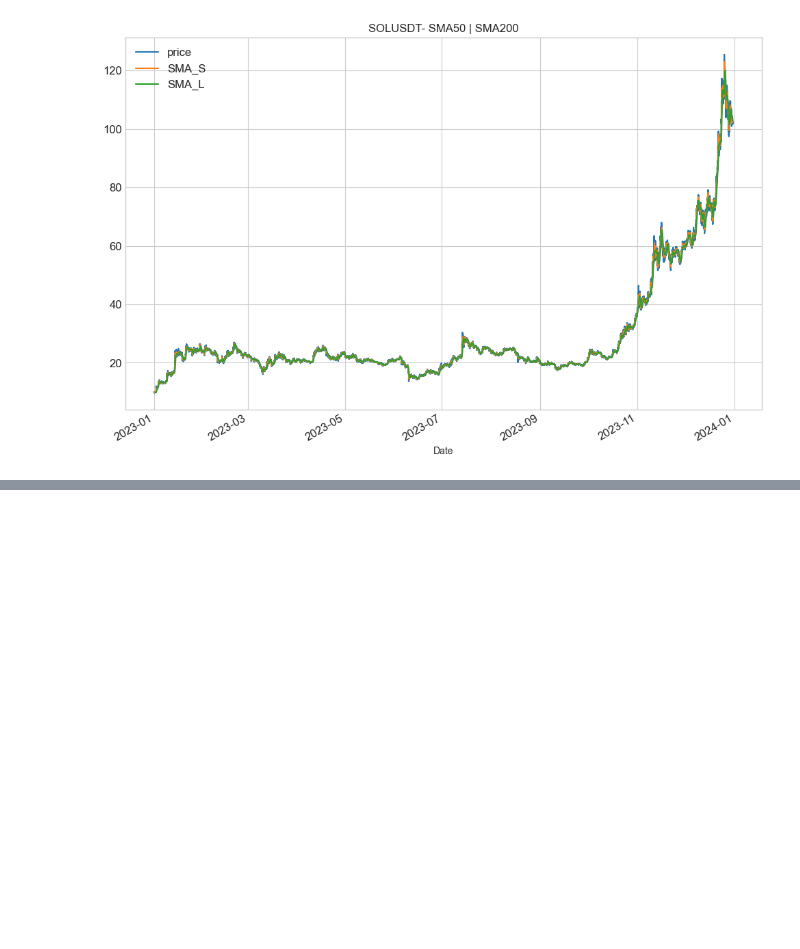
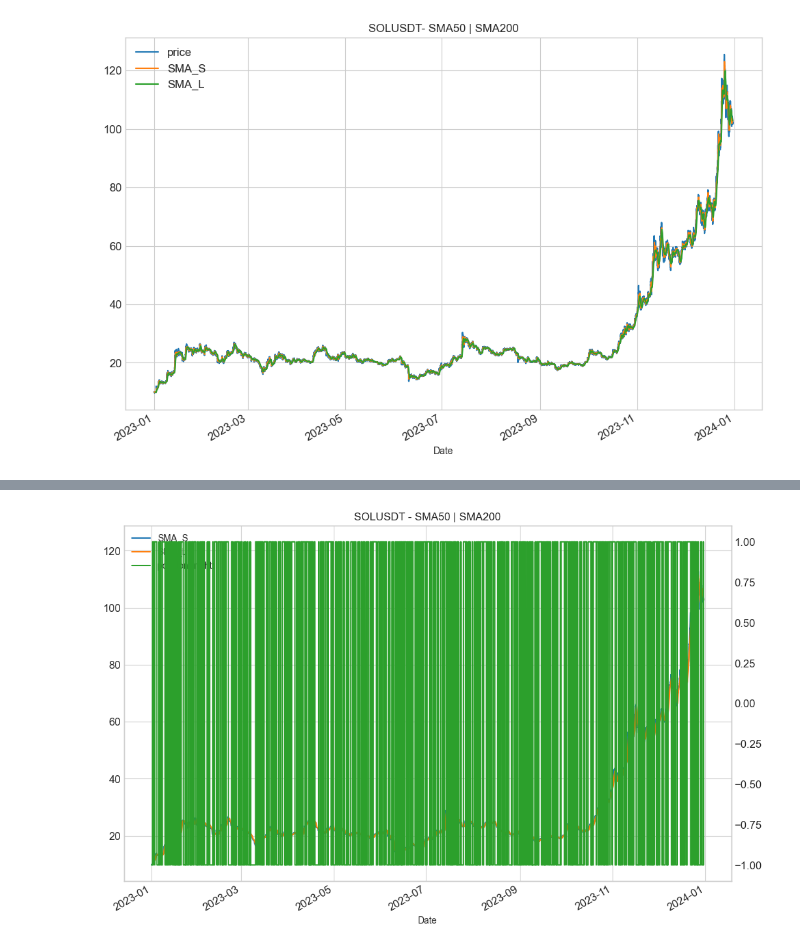
Before and after one commit to mario812/algo-trading-env, a Jupyter notebook: cruce_sma_1.ipynb, the cells around one changed output, grey strips where cells are left out. Cells and saved outputs as stored; diff of their text form; code cells hidden in the pictures; blank space fills up the shorter version.

```diff
--- a/cruce_sma_1.ipynb
+++ b/cruce_sma_1.ipynb
@@ -34,3 +58,8 @@ plt.legend(fontsize = 12)
 plt.show()
 # %% [output]
 [figure]
+# %%
+# crea una nueva columna (position) para luego calcular los rendimientos de
+# la estrategia a partir de esta. Esta columna define la estratagie de cruces.
+data['position'] = np.where(data['SMA_S'] > data['SMA_L'], 1, -1)
+data
@@ -36,0 +81,8 @@ plt.show()
+# %%
+# graficar las SMAs con la señal biestable de compra-venta
+data.loc[:, ['SMA_S', 'SMA_L', 'position']].plot(figsize=(12, 8), \
+        fontsize = 12, secondary_y = 'position', \
+        title= "SOLUSDT - SMA{} | SMA{}".format(sma_s, sma_l))
+plt.show()
+# %% [output]
+[figure, added]
```
Also changed, not shown: parts of 15 cells of this notebook.
